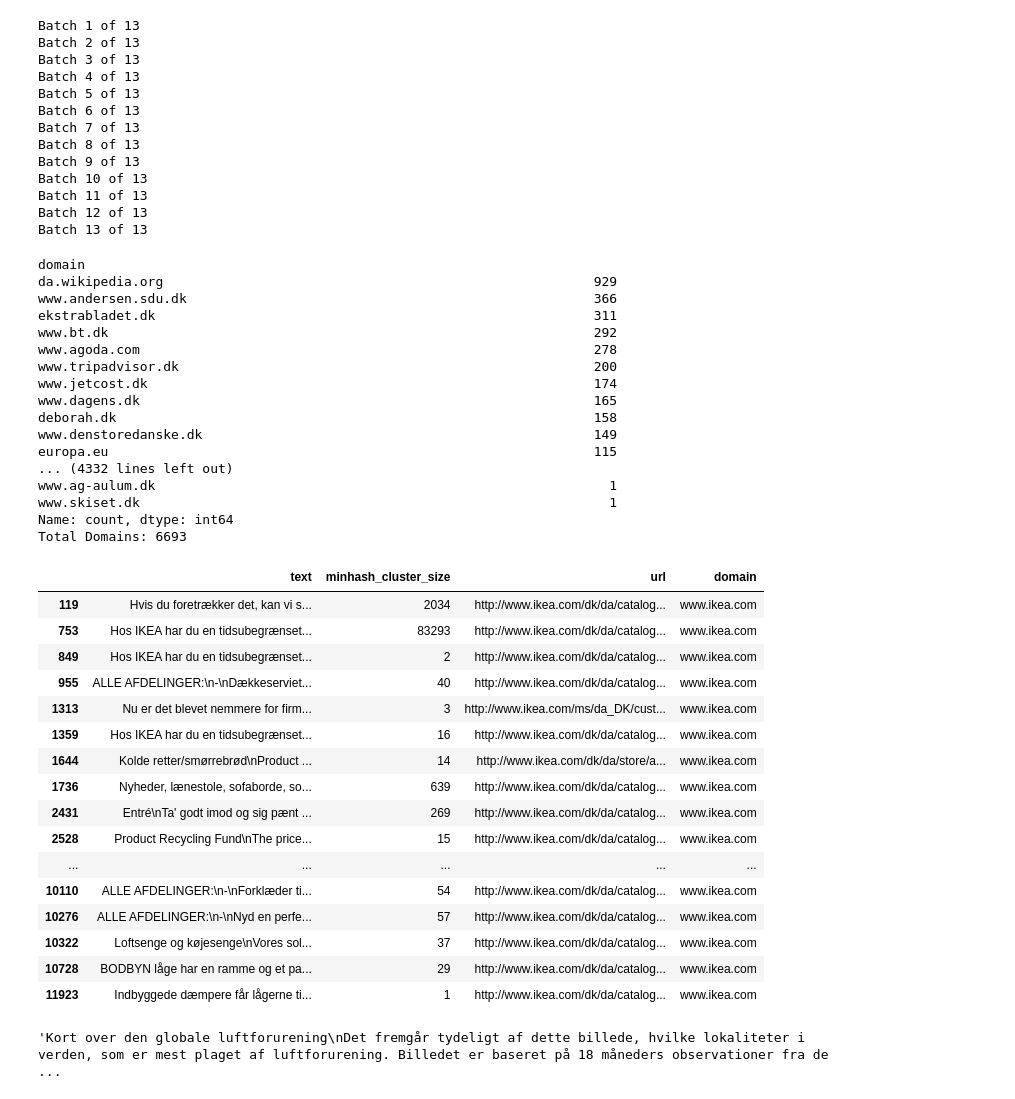
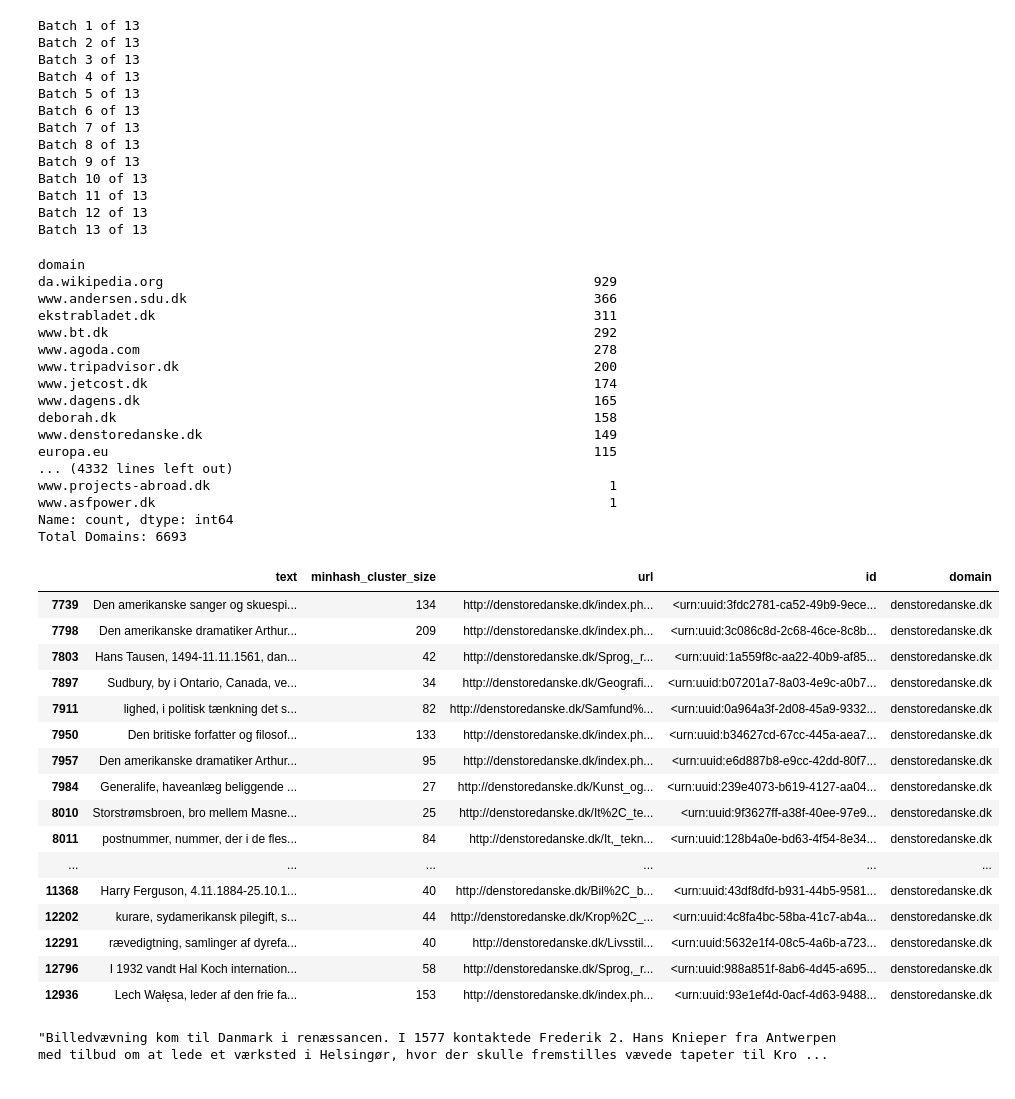
Before and after one commit to Shadoughcake/Enhancing-Multilingual-AI-Analyzing-and-Modeling-Educational-Content-with-the-FineWeb-C, a Jupyter notebook: fineweb.ipynb, the cells around one changed output. Drawn from its saved outputs; the diff is of its cells as text; code cells hidden in the pictures.

```diff
--- a/fineweb.ipynb
+++ b/fineweb.ipynb
@@ -64,7 +73,8 @@ for i in range(Batch_Iterations):
     records = [{
         "text": example["text"],
         "minhash_cluster_size": example.get("minhash_cluster_size"),
-        "url": example.get("url")
+        "url": example.get("url"),
+        "id": example.get("id")
     } for example in batch]
 
     temp_Records = pd.DataFrame(records)
@@ -106,8 +116,8 @@ deborah.dk                                                             158
 www.denstoredanske.dk                                                  149
 europa.eu                                                              115
 ... (4332 lines left out)
-www.ag-aulum.dk                                                          1
-www.skiset.dk                                                            1
+www.projects-abroad.dk                                                   1
+www.asfpower.dk                                                          1
 Name: count, dtype: int64
 Total Domains: 6693
 # %%
@@ -135,35 +145,35 @@ browse_samples_by_domain(all_domains, all_records)
 # %%
 # 6, good, 31, good, 183, good, 1490 good, 2509, good, 164, good kinda, 198, good,
 # %%
-check_domain = "www.ikea.com"
+check_domain = "denstoredanske.dk"
 
 # Show all rows
 pd.set_option('display.max_rows', None)
 
 # Limit text column width (e.g. to 100 characters)
 pd.set_option('display.max_colwidth', 500)
 
 # Filter and display
 all_records[all_records["domain"] == check_domain]
 # %% [output]
-|  | text | minhash_cluster_size | url | domain |
-| 119 | Hvis du foretrækker det, kan vi s... | 2034 | http://www.ikea.com/dk/da/catalog... | www.ikea.com |
-| 753 | Hos IKEA har du en tidsubegrænset... | 83293 | http://www.ikea.com/dk/da/catalog... | www.ikea.com |
-| 849 | Hos IKEA har du en tidsubegrænset... | 2 | http://www.ikea.com/dk/da/catalog... | www.ikea.com |
-| 955 | ALLE AFDELINGER:\n-\nDækkeserviet... | 40 | http://www.ikea.com/dk/da/catalog... | www.ikea.com |
-| 1313 | Nu er det blevet nemmere for firm... | 3 | http://www.ikea.com/ms/da_DK/cust... | www.ikea.com |
-| 1359 | Hos IKEA har du en tidsubegrænset... | 16 | http://www.ikea.com/dk/da/catalog... | www.ikea.com |
-| 1644 | Kolde retter/smørrebrød\nProduct ... | 14 | http://www.ikea.com/dk/da/store/a... | www.ikea.com |
-| 1736 | Nyheder, lænestole, sofaborde, so... | 639 | http://www.ikea.com/dk/da/catalog... | www.ikea.com |
-| 2431 | Entré\nTa' godt imod og sig pænt ... | 269 | http://www.ikea.com/dk/da/catalog... | www.ikea.com |
-| 2528 | Product Recycling Fund\nThe price... | 15 | http://www.ikea.com/dk/da/catalog... | www.ikea.com |
-| ... | ... | ... | ... | ... |
-| 10110 | ALLE AFDELINGER:\n-\nForklæder ti... | 54 | http://www.ikea.com/dk/da/catalog... | www.ikea.com |
-| 10276 | ALLE AFDELINGER:\n-\nNyd en perfe... | 57 | http://www.ikea.com/dk/da/catalog... | www.ikea.com |
-| 10322 | Loftsenge og køjesenge\nVores sol... | 37 | http://www.ikea.com/dk/da/catalog... | www.ikea.com |
-| 10728 | BODBYN låge har en ramme og et pa... | 29 | http://www.ikea.com/dk/da/catalog... | www.ikea.com |
-| 11923 | Indbyggede dæmpere får lågerne ti... | 1 | http://www.ikea.com/dk/da/catalog... | www.ikea.com |
+|  | text | minhash_cluster_size | url | id | domain |
+| 7739 | Den amerikanske sanger og skuespi... | 134 | http://denstoredanske.dk/index.ph... | <urn:uuid:3fdc2781-ca52-49b9-9ece... | denstoredanske.dk |
+| 7798 | Den amerikanske dramatiker Arthur... | 209 | http://denstoredanske.dk/index.ph... | <urn:uuid:3c086c8d-2c68-46ce-8c8b... | denstoredanske.dk |
+| 7803 | Hans Tausen, 1494-11.11.1561, dan... | 42 | http://denstoredanske.dk/Sprog,_r... | <urn:uuid:1a559f8c-aa22-40b9-af85... | denstoredanske.dk |
+| 7897 | Sudbury, by i Ontario, Canada, ve... | 34 | http://denstoredanske.dk/Geografi... | <urn:uuid:b07201a7-8a03-4e9c-a0b7... | denstoredanske.dk |
+| 7911 | lighed, i politisk tænkning det s... | 82 | http://denstoredanske.dk/Samfund%... | <urn:uuid:0a964a3f-2d08-45a9-9332... | denstoredanske.dk |
+| 7950 | Den britiske forfatter og filosof... | 133 | http://denstoredanske.dk/index.ph... | <urn:uuid:b34627cd-67cc-445a-aea7... | denstoredanske.dk |
+| 7957 | Den amerikanske dramatiker Arthur... | 95 | http://denstoredanske.dk/index.ph... | <urn:uuid:e6d887b8-e9cc-42dd-80f7... | denstoredanske.dk |
+| 7984 | Generalife, haveanlæg beliggende ... | 27 | http://denstoredanske.dk/Kunst_og... | <urn:uuid:239e4073-b619-4127-aa04... | denstoredanske.dk |
+| 8010 | Storstrømsbroen, bro mellem Masne... | 25 | http://denstoredanske.dk/It%2C_te... | <urn:uuid:9f3627ff-a38f-40ee-97e9... | denstoredanske.dk |
+| 8011 | postnummer, nummer, der i de fles... | 84 | http://denstoredanske.dk/It,_tekn... | <urn:uuid:128b4a0e-bd63-4f54-8e34... | denstoredanske.dk |
+| ... | ... | ... | ... | ... | ... |
+| 11368 | Harry Ferguson, 4.11.1884-25.10.1... | 40 | http://denstoredanske.dk/Bil%2C_b... | <urn:uuid:43df8dfd-b931-44b5-9581... | denstoredanske.dk |
+| 12202 | kurare, sydamerikansk pilegift, s... | 44 | http://denstoredanske.dk/Krop%2C_... | <urn:uuid:4c8fa4bc-58ba-41c7-ab4a... | denstoredanske.dk |
+| 12291 | rævedigtning, samlinger af dyrefa... | 40 | http://denstoredanske.dk/Livsstil... | <urn:uuid:5632e1f4-08c5-4a6b-a723... | denstoredanske.dk |
+| 12796 | I 1932 vandt Hal Koch internation... | 58 | http://denstoredanske.dk/Sprog,_r... | <urn:uuid:988a851f-8ab6-4d45-a695... | denstoredanske.dk |
+| 12936 | Lech Wałęsa, leder af den frie fa... | 153 | http://denstoredanske.dk/index.ph... | <urn:uuid:93e1ef4d-0acf-4d63-9488... | denstoredanske.dk |
 # %%
-all_records.iloc[7205]["text"] # 2888, 2988, 1211
+all_records.iloc[10766]["text"] # 2888, 2988, 1211
 # %% [output]
-'Kort over den globale luftforurening\nDet fremgår tydeligt af dette billede, hvilke lokaliteter i verden, som er mest plaget af luftforurening. Billedet er baseret på 18 måneders observationer fra de ...
+"Billedvævning kom til Danmark i renæssancen. I 1577 kontaktede Frederik 2. Hans Knieper fra Antwerpen med tilbud om at lede et værksted i Helsingør, hvor der skulle fremstilles vævede tapeter til Kro ...
```
Also changed, not shown: parts of 4 cells of this notebook, 2 other files.
